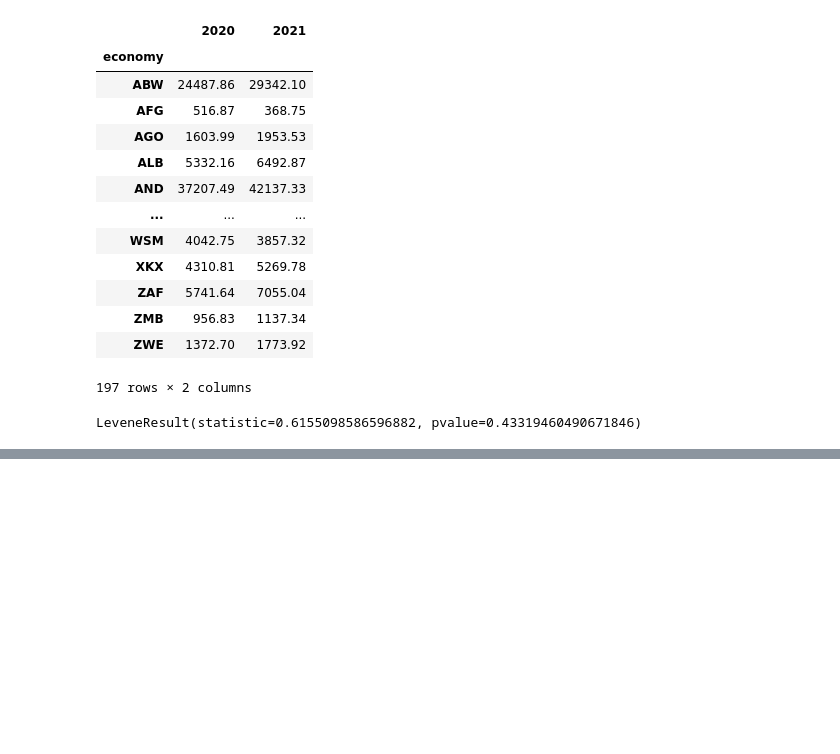
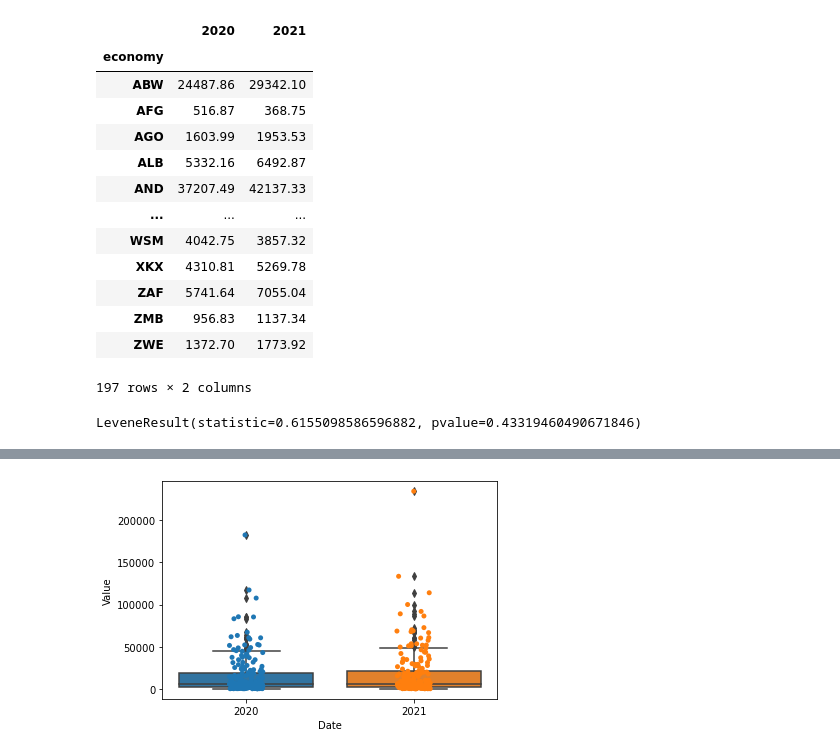
Before and after one commit to StefanRaychev/Data-transformation-techniques, a Jupyter notebook: Data transformation.ipynb, the cells around one changed output, grey strips where cells are left out. Cells and saved outputs as stored; diff of their text form; code cells hidden in the pictures; blank space fills up the shorter version.

```diff
--- a/Data transformation.ipynb
+++ b/Data transformation.ipynb
@@ -618,6 +618,6 @@ stats.levene(df1["2020"], df1["2021"])
 # %% [output]
 LeveneResult(statistic=0.6155098586596882, pvalue=0.43319460490671846)
 # %%
-df2 = df1.melt(id_vars=df1.index,var_name="Date", value_name="Value")
+df2 = df1.melt(var_name="Date", value_name="Value")
 df2
 # %% [output]
@@ -624,0 +637,5 @@ KeyError: "The following 'id_vars' are not present in the DataFrame: ['ABW', 'AF
+# %%
+ax= sns.boxplot(x='Date',y='Value',data=df2)
+ax = sns.stripplot(x="Date", y="Value",data=df2)
+# %% [output]
+[figure, added]
```
Also changed, not shown: parts of 1 cell of this notebook.
